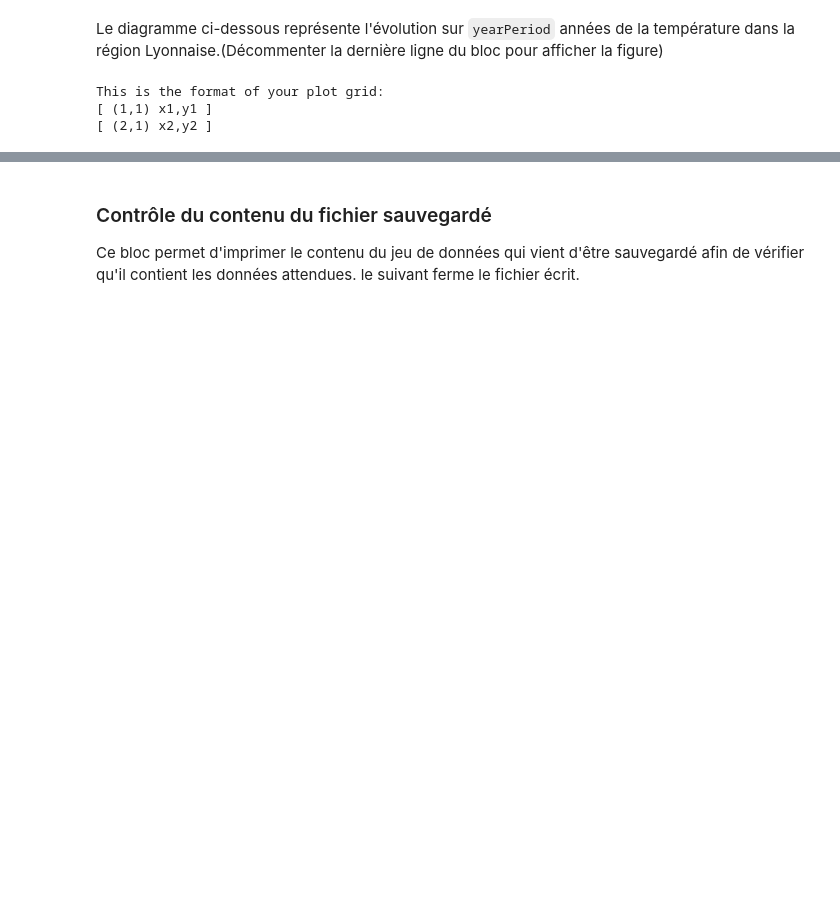
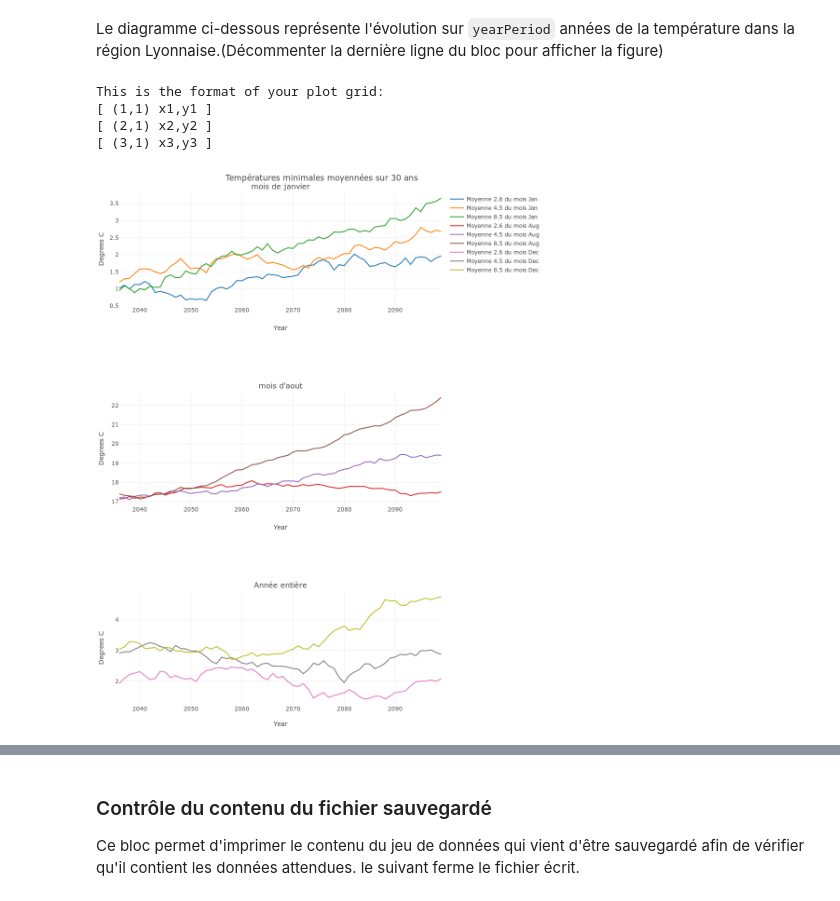
Before and after one commit to g-vidal/CahiersDeProgrammesClimat, a Jupyter notebook: lyonTmax3scen2006-2100.ipynb, the cells around one changed output, grey strips where cells are left out. Drawn from its saved outputs; the diff is of its cells as text; code cells hidden in the pictures; blank space fills up the shorter version.

```diff
--- a/lyonTmax3scen2006-2100.ipynb
+++ b/lyonTmax3scen2006-2100.ipynb
@@ -343,7 +321,6 @@ trace = [] * lencalcMonths
 # %% [markdown]
 Le diagramme ci-dessous  représente l'évolution sur `yearPeriod` années de la température dans la région Lyonnaise.(Décommenter la dernière ligne du bloc pour afficher la figure)
 # %%
-
 q = 0
 trace26_0 = go.Scatter(
     x = lyon_year[firstPlotYear:lastPlotYear],
@@ -373,62 +350,63 @@ trace45_1 = go.Scatter(
     name ='Moyenne 4.5 du mois %s'%lyon_month[calcMonth[q]]
 )
 
 trace85_1 = go.Scatter(
     x = lyon_year[firstPlotYear:lastPlotYear],
     y = moymAreaInterval_85[q,:],
     name ='Moyenne 8.5 du mois %s'%lyon_month[calcMonth[q]]
 )
 
-fig = tools.make_subplots(rows=2,
+q = 2
+trace26_2 = go.Scatter(
+    x = lyon_year[firstPlotYear:lastPlotYear],
+    y = moymAreaInterval_26[q,:],
+    name ='Moyenne 2.6 du mois %s'%lyon_month[calcMonth[q]]
+)
+trace45_2 = go.Scatter(
+    x = lyon_year[firstPlotYear:lastPlotYear],
+    y = moymAreaInterval_45[q,:],
+    name ='Moyenne 4.5 du mois %s'%lyon_month[calcMonth[q]]
+)
+
+trace85_2 = go.Scatter(
+    x = lyon_year[firstPlotYear:lastPlotYear],
+    y = moymAreaInterval_85[q,:],
+    name ='Moyenne 8.5 du mois %s'%lyon_month[calcMonth[q]]
+)
+
+fig = tools.make_subplots(rows=3,
                           cols=1,
                           subplot_titles=("mois de janvier",
-                                          "mois d'aout"))
+                                          "mois d'aout",
+                                          "Année entière"))
 
 fig.append_trace(trace26_0, 1, 1)
 fig.append_trace(trace45_0, 1, 1)
 fig.append_trace(trace85_0, 1, 1)
 fig.append_trace(trace26_1, 2, 1)
 fig.append_trace(trace45_1, 2, 1)
 fig.append_trace(trace85_1, 2, 1)
+fig.append_trace(trace26_2, 3, 1)
+fig.append_trace(trace45_2, 3, 1)
+fig.append_trace(trace85_2, 3, 1)
 
 
 fig['layout']['xaxis1'].update(title='Year')
 fig['layout']['xaxis2'].update(title='Year')
+fig['layout']['xaxis3'].update(title='Year')
 fig['layout']['yaxis1'].update(title='Degrees C')
 fig['layout']['yaxis2'].update(title='Degrees C')
+fig['layout']['yaxis3'].update(title='Degrees C')
 fig['layout']['margin'] = {'l': 50, 'r': 10, 'b': 50, 't': 50}
-fig['layout'].update(height=800, width=900, title='Températures minimales moyennées sur 30 ans')
+fig['layout'].update(height=1200, width=900, title='Températures minimales moyennées sur 30 ans')
 
-
-#fig['layout'].update(title='Température moyenne maximale du mois de juillet',
-#                     autosize=False, width=800, height=380)
-
-
-
-layout = dict (
-           title = "Température moyenne minimale des mois de l'année moyennées sur 30 ans",
-           xaxis = dict(
-                 title = 'Année',
-                 showline=True,
-                 showticklabels=True,
-                 ticklen=5
-             ),
-             yaxis = dict(
-                 title = 'Temperature (degrees Celsius)',
-                 showline=True,
-                 showticklabels=True
-             ),
-)
-
-#fig = dict(data=data, layout=layout)
-
-
-
-#py.iplot(fig, filename='basic-line')
+py.iplot(fig, filename='basic-line')
 # %% [output]
 This is the format of your plot grid:
 [ (1,1) x1,y1 ]
 [ (2,1) x2,y2 ]
+[ (3,1) x3,y3 ]
+[figure, added]
 # %%
 moypAreaInterval_26 = np.zeros((lencalcMonths,yearPeriod))
 moypAreaInterval_45 = np.zeros((lencalcMonths,yearPeriod))
```
Also changed, not shown: parts of 5 cells of this notebook, 1 other file.
